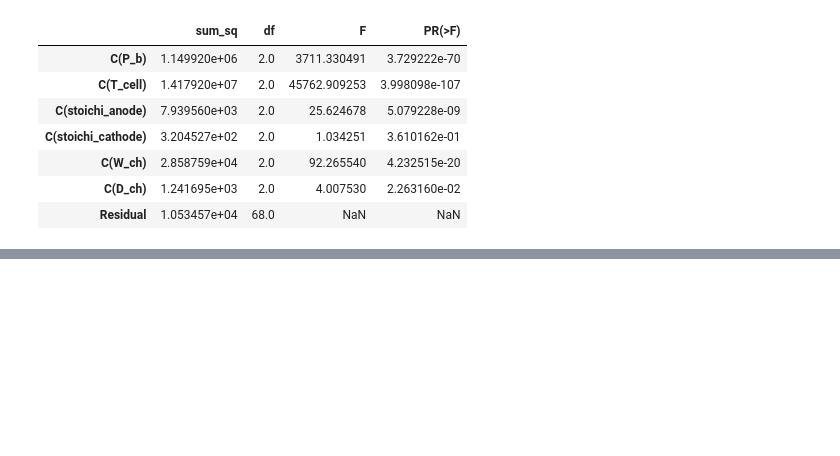
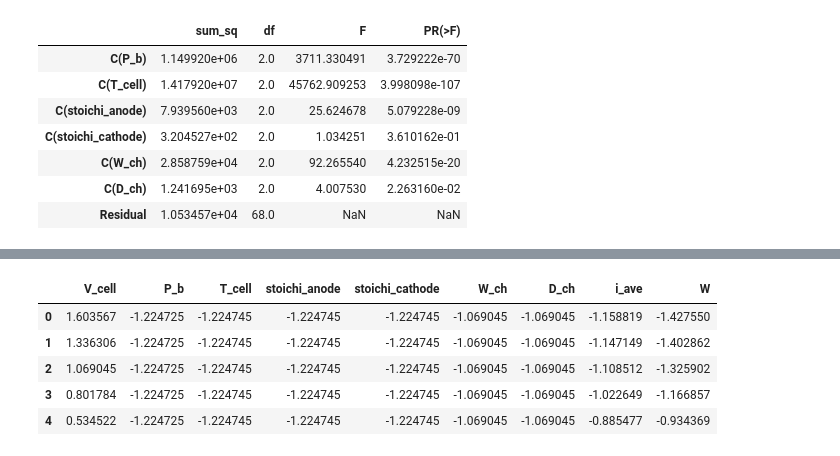
Before and after one commit to OkaHaruya/Oka-fcsl, a Jupyter notebook: ANOVA_24-3-21/OA.ipynb, the cells around one changed output, grey strips where cells are left out. Cells and saved outputs as stored; diff of their text form; code cells hidden in the pictures; blank space fills up the shorter version.

```diff
--- a/ANOVA_24-3-21/OA.ipynb
+++ b/ANOVA_24-3-21/OA.ipynb
@@ -238,0 +238,13 @@ anova_table['sum_sq']['C(P_b)']/total_variance
+# %%
+for col in df.columns:
+    scaler =  StandardScaler()
+    df[col] = scaler.fit_transform(np.array(df[col].values).reshape(-1, 1))
+
+df.head()
+# %% [output]
+|  | V_cell | P_b | T_cell | stoichi_anode | stoichi_cathode | W_ch | D_ch | i_ave | W |
+| 0 | 1.603567 | -1.224725 | -1.224745 | -1.224745 | -1.224745 | -1.069045 | -1.069045 | -1.158819 | -1.427550 |
+| 1 | 1.336306 | -1.224725 | -1.224745 | -1.224745 | -1.224745 | -1.069045 | -1.069045 | -1.147149 | -1.402862 |
+| 2 | 1.069045 | -1.224725 | -1.224745 | -1.224745 | -1.224745 | -1.069045 | -1.069045 | -1.108512 | -1.325902 |
+| 3 | 0.801784 | -1.224725 | -1.224745 | -1.224745 | -1.224745 | -1.069045 | -1.069045 | -1.022649 | -1.166857 |
+| 4 | 0.534522 | -1.224725 | -1.224745 | -1.224745 | -1.224745 | -1.069045 | -1.069045 | -0.885477 | -0.934369 |
```
Also changed, not shown: parts of 9 cells of this notebook, 8 other files.
